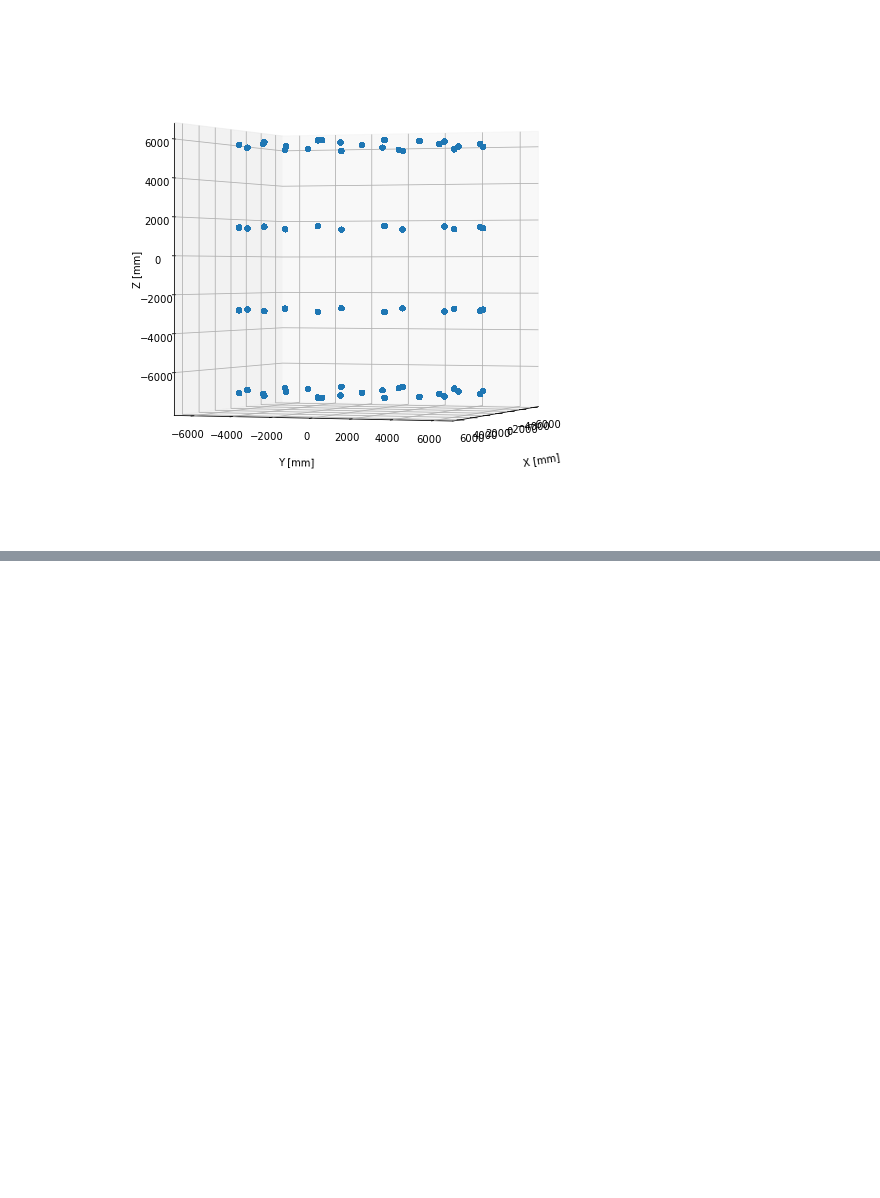
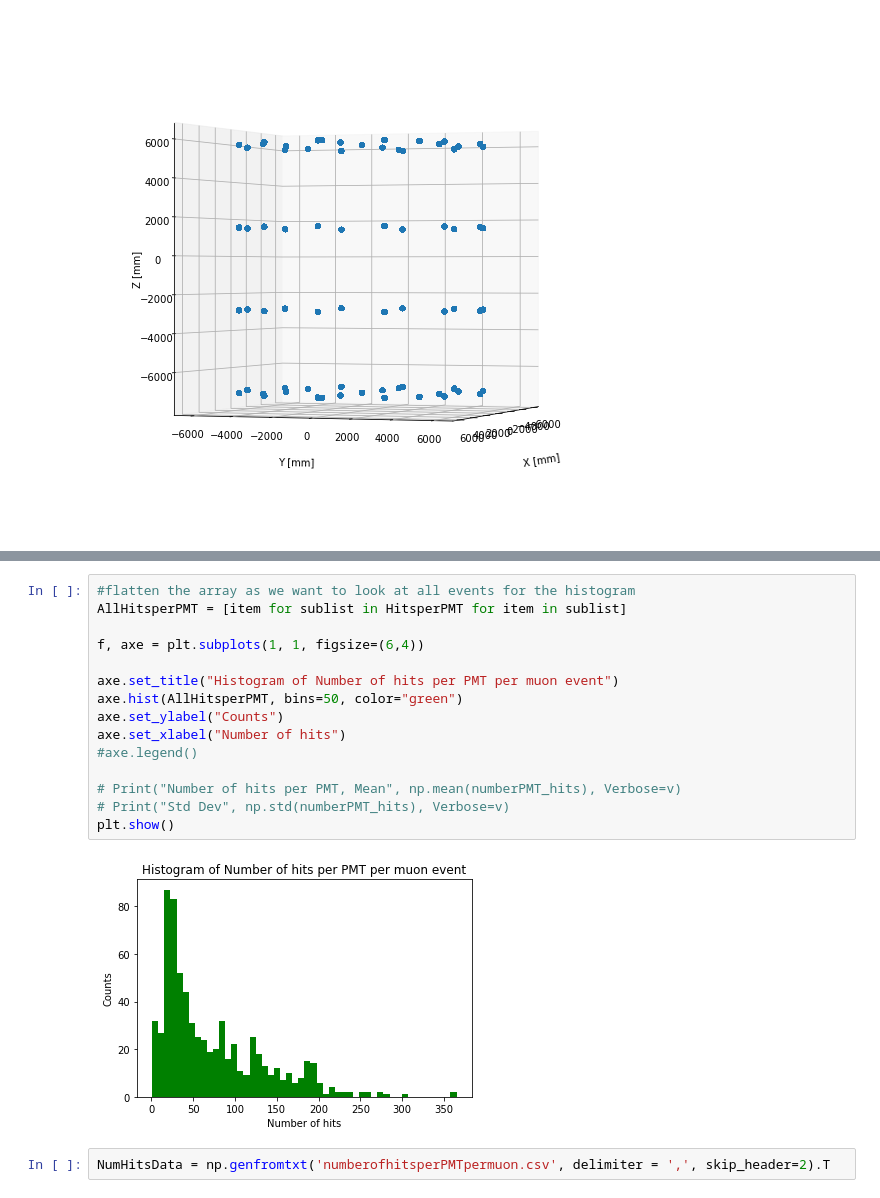
Before and after one commit to eklem1/OD_work, a Jupyter notebook: hfiles_PMTs.ipynb, the cells around one changed output, grey strips where cells are left out. Drawn from its saved outputs; the diff is of its cells as text; blank space fills up the shorter version.

```diff
--- a/hfiles_PMTs.ipynb
+++ b/hfiles_PMTs.ipynb
@@ -327,0 +367,19 @@ plt.show()
+# %%
+#flatten the array as we want to look at all events for the histogram
+AllHitsperPMT = [item for sublist in HitsperPMT for item in sublist]
+
+f, axe = plt.subplots(1, 1, figsize=(6,4))
+
+axe.set_title("Histogram of Number of hits per PMT per muon event")
+axe.hist(AllHitsperPMT, bins=50, color="green")
+axe.set_ylabel("Counts")
+axe.set_xlabel("Number of hits")
+#axe.legend()
+
+# Print("Number of hits per PMT, Mean", np.mean(numberPMT_hits), Verbose=v)
+# Print("Std Dev", np.std(numberPMT_hits), Verbose=v)
+plt.show()
+# %% [output]
+[figure, added]
+# %%
+NumHitsData = np.genfromtxt('numberofhitsperPMTpermuon.csv', delimiter = ',', skip_header=2).T
```
Also changed, not shown: parts of 17 cells of this notebook.
